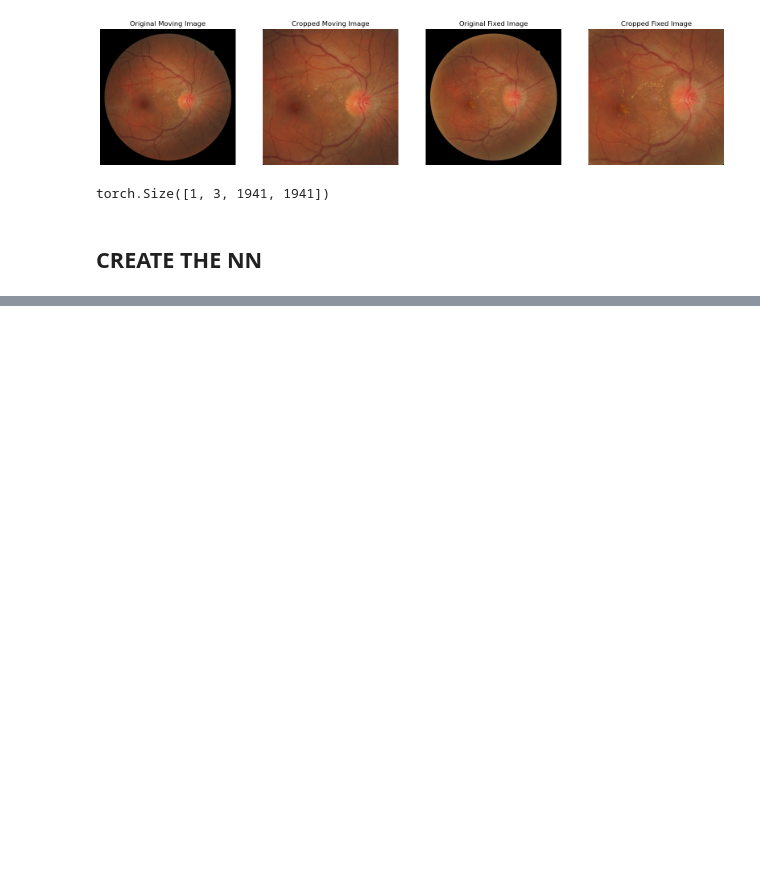
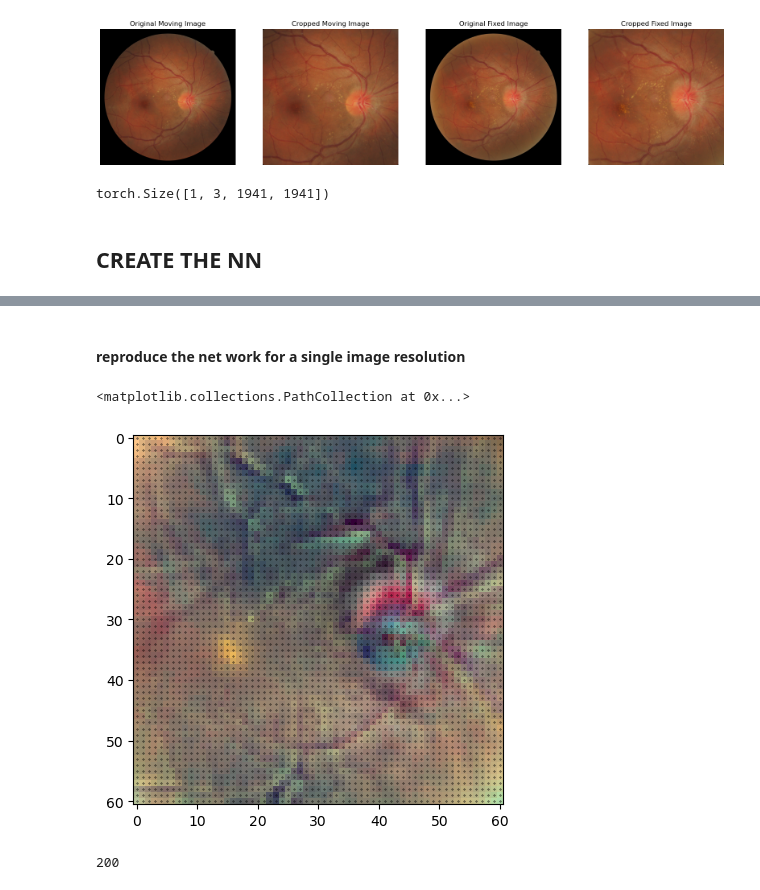
Before and after one commit to MICCIOSLAYER/ImRegODE, a Jupyter notebook: Main_Folder/Main_Code/notebook.ipynb, the cells around one changed output, grey strips where cells are left out. Cells and saved outputs as stored; diff of their text form; code cells hidden in the pictures; blank space fills up the shorter version.

```diff
--- a/Main_Folder/Main_Code/notebook.ipynb
+++ b/Main_Folder/Main_Code/notebook.ipynb
@@ -864,18 +829,28 @@ plt.imshow(I3_norm.permute(1,2,0).numpy())
+# %% [markdown]
+#### reproduce the net work for a single image resolution
 # %%
-I5 = normalize(I_lst[5])
-J5 = normalize(J_lst[5])
+I5_norm = normalize(I_lst[5])
+J5_norm = normalize(J_lst[5])
 
 y5 = y_[5]
 xy5 = xy_lst[5].numpy()
 ind5 = ind_lst[5]
 h5 = h_lst[5]
 w5 = w_lst[5]
+
 x5, y5 = torch.meshgrid([torch.arange(0,h5).float(), torch.arange(0,w5).float()], indexing='ij')
 xy5 = torch.stack([x5,y5],2)
 
 x_coords = xy5[..., 0].flatten()
 y_coords = xy5[..., 1].flatten()
-diff5 = (I5 - J5)
+diff5 = (I5_norm - J5_norm)
 diff5_norm = normalize(diff5)
-plt.imshow(I5.permute(1,2,0).numpy())
-plt.scatter(x_coords, y_coords, c='red', s=0.1)
+plt.imshow(diff5_norm.permute(1,2,0).numpy())
+plt.scatter(x_coords, y_coords, c='black', s=0.1)
+# %% [output]
+<matplotlib.collections.PathCollection at 0x...>
+[figure, added]
+# %%
+xy5[:10,:10,:].numel()
+# %% [output]
+200
```
Also changed, not shown: parts of 32 cells of this notebook.
